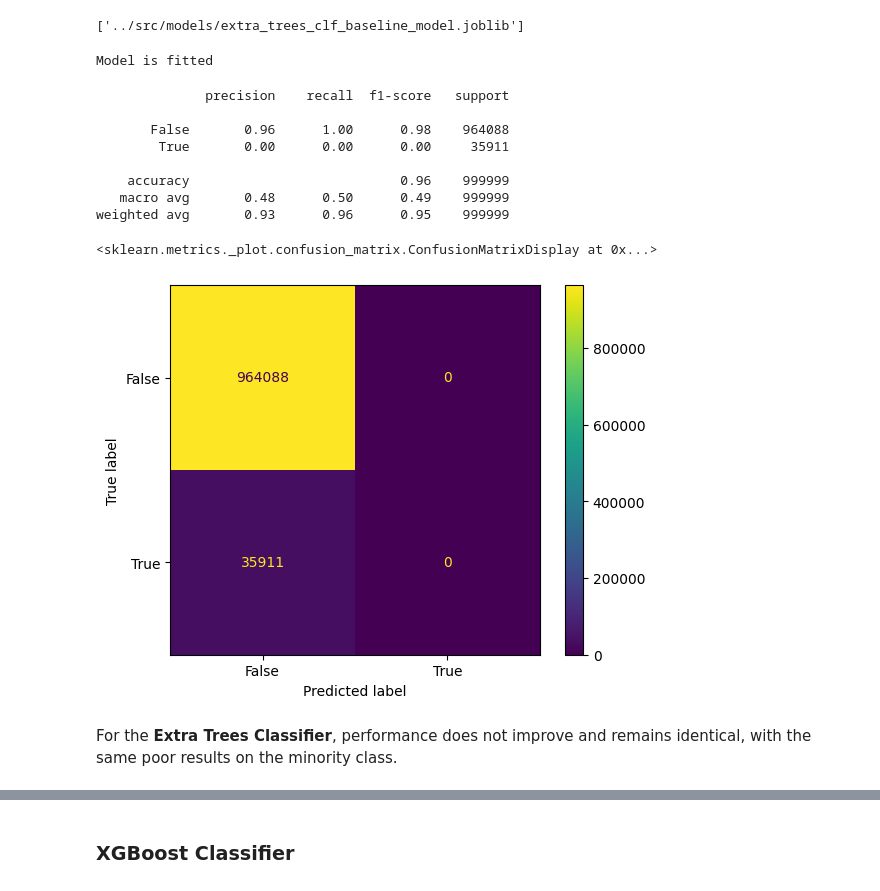
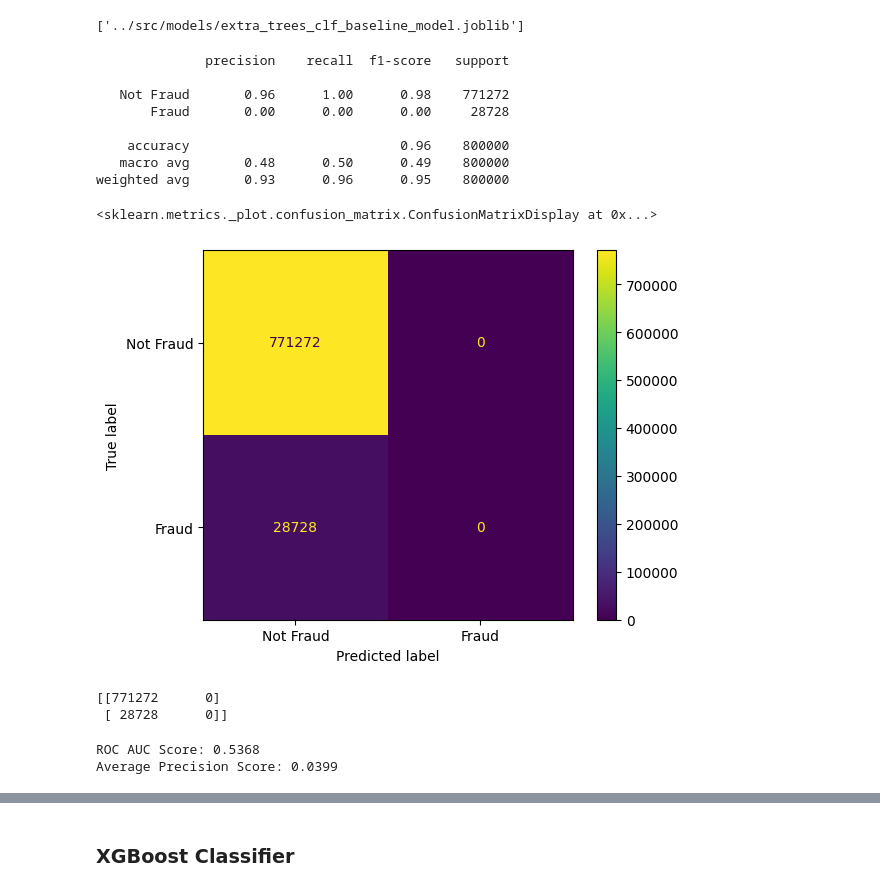
Before and after one commit to TobiSchl2010/financial-transaction-fraud-detection, a Jupyter notebook: notebooks/03_modeling.ipynb, the cells around one changed output, grey strips where cells are left out. Cells and saved outputs as stored; diff of their text form; code cells hidden in the pictures.

```diff
--- a/notebooks/03_modeling.ipynb
+++ b/notebooks/03_modeling.ipynb
@@ -177,5 +199,5 @@ joblib.dump(log_reg, '../src/models/log_reg_baseline_model.joblib', compress=3)
 # %% [output]
 ['../src/models/log_reg_baseline_model.joblib']
 # %%
-log_reg = joblib.load('../src/models/log_reg_baseline_model.joblib')
+log_reg_baseline_model = joblib.load('../src/models/log_reg_baseline_model.joblib')
 # %%
@@ -252,5 +283,5 @@ joblib.dump(rf_clf, '../src/models/rf_clf_baseline_model.joblib', compress=3)
 # %% [output]
 ['../src/models/rf_clf_baseline_model.joblib']
 # %%
-rf_clf = joblib.load('../src/models/rf_clf_baseline_model.joblib')
+rf_clf_baseline_model = joblib.load('../src/models/rf_clf_baseline_model.joblib')
 # %%
@@ -316,17 +366,5 @@ joblib.dump(extra_trees_clf, '../src/models/extra_trees_clf_baseline_model.jobli
 # %% [output]
 ['../src/models/extra_trees_clf_baseline_model.joblib']
-# %%
-from sklearn.utils.validation import check_is_fitted
-from sklearn.exceptions import NotFittedError
-
-# Check if model is fitted
-try:
-    check_is_fitted(extra_trees_clf)
-    print("Model is fitted")
-except NotFittedError:
-    print("Model is NOT fitted")
-# %% [output]
-Model is fitted
-# %%
-extra_trees_clf = joblib.load('../src/models/extra_trees_clf_baseline_model.joblib')
+# %%
+extra_trees_clf_baseline_model = joblib.load('../src/models/extra_trees_clf_baseline_model.joblib')
 # %%
@@ -334,18 +372,32 @@ y_pred = extra_trees_clf.predict(X_test)
 # %%
-print(classification_report(y_test, y_pred))
+print(classification_report(y_val, y_pred, target_names=['Not Fraud', 'Fraud']))
 # %% [output]
               precision    recall  f1-score   support
 
-       False       0.96      1.00      0.98    964088
-        True       0.00      0.00      0.00     35911
+   Not Fraud       0.96      1.00      0.98    771272
+       Fraud       0.00      0.00      0.00     28728
 
-    accuracy                           0.96    999999
-   macro avg       0.48      0.50      0.49    999999
-weighted avg       0.93      0.96      0.95    999999
+    accuracy                           0.96    800000
+   macro avg       0.48      0.50      0.49    800000
+weighted avg       0.93      0.96      0.95    800000
 # %%
-ConfusionMatrixDisplay.from_estimator(extra_trees_clf, X_test, y_test)
+ConfusionMatrixDisplay.from_estimator(extra_trees_clf_baseline_model, X_val, y_val, display_labels=['Not Fraud', 'Fraud'])
 # %% [output]
 <sklearn.metrics._plot.confusion_matrix.ConfusionMatrixDisplay at 0x...>
-[figure, old version]
+[figure, new version]
-# %% [markdown]
-For the **Extra Trees Classifier**, performance does not improve and remains identical, with the same poor results on the minority class.
+# %%
+print(confusion_matrix(y_val, y_pred))
+# %% [output]
+[[771272      0]
+ [ 28728      0]]
+# %%
+y_probs = extra_trees_clf_baseline_model.predict_proba(X_val)[:, 1]
+
+roc_auc = roc_auc_score(y_val, y_probs)
+print(f'ROC AUC Score: {roc_auc:.4f}')
+
+ap_score = average_precision_score(y_val, y_probs)
+print(f'Average Precision Score: {ap_score:.4f}')
+# %% [output]
+ROC AUC Score: 0.5368
+Average Precision Score: 0.0399
```
Also changed, not shown: parts of 89 cells of this notebook, 1 other file.
